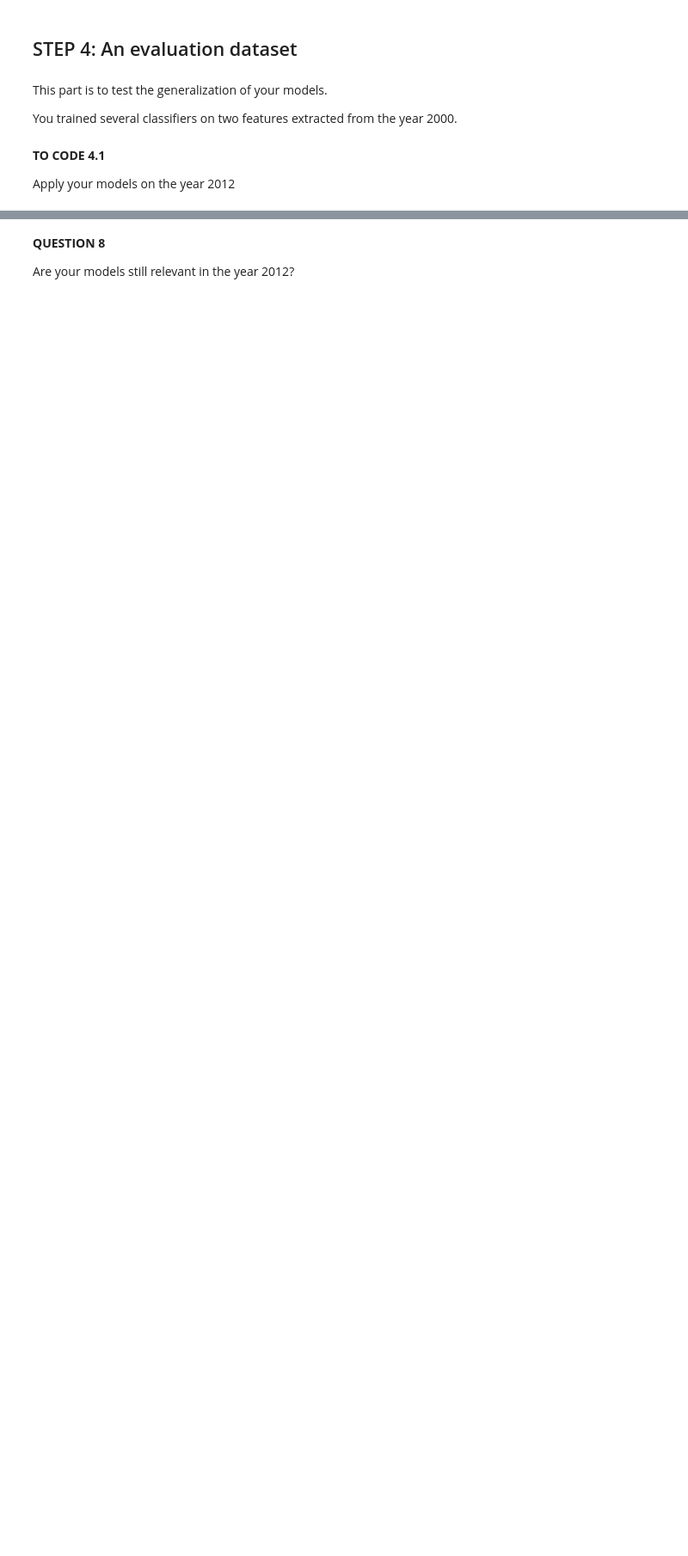
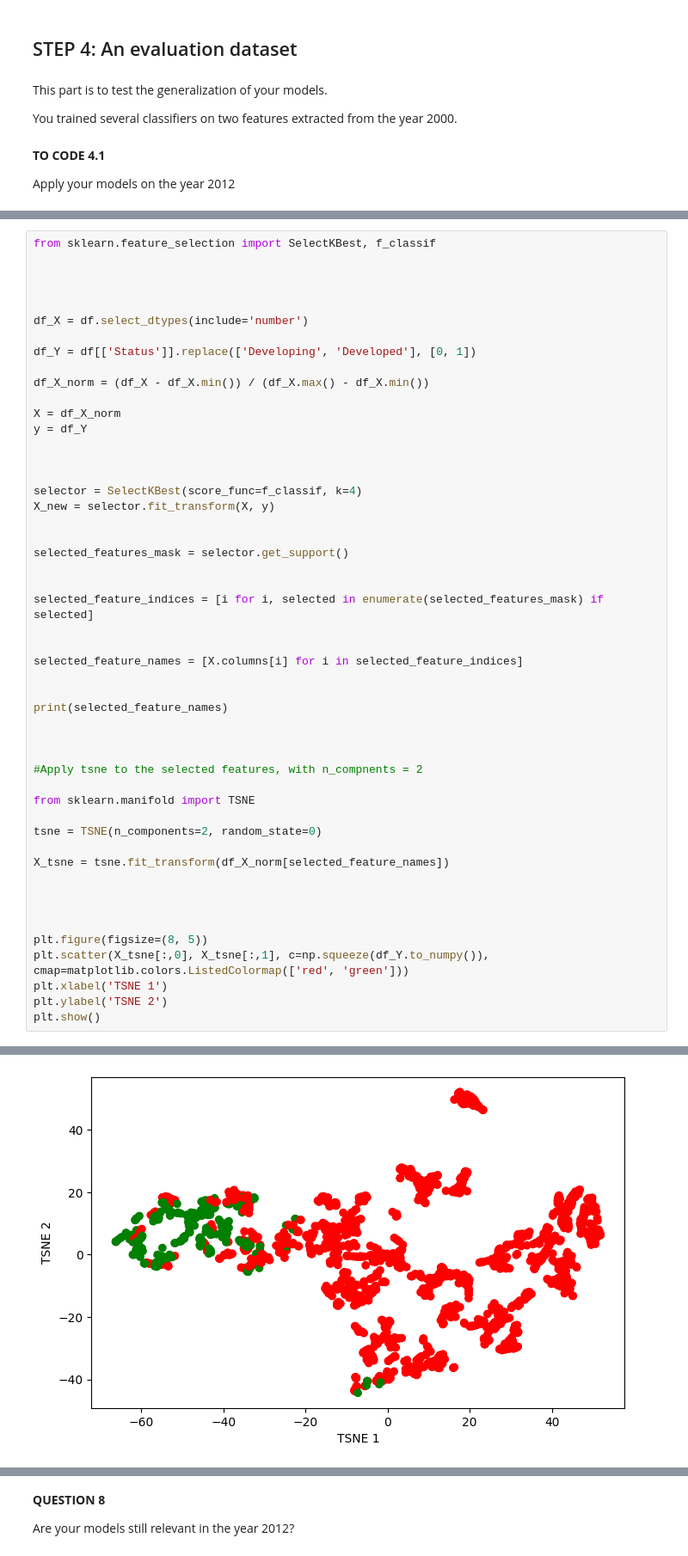
Before and after one commit to MurphLaws/Exp, a Jupyter notebook: Machine Learning/TP2_Classification.ipynb, the cells around one changed output, grey strips where cells are left out. Shown at 86% size. Cells and saved outputs as stored; diff of their text form; blank space fills up the shorter version.

```diff
--- a/Machine Learning/TP2_Classification.ipynb
+++ b/Machine Learning/TP2_Classification.ipynb
@@ -500,0 +530,51 @@ plot_decision_boundary(clf4, np_X_norm, np_Y)
+# %%
+from sklearn.feature_selection import SelectKBest, f_classif
+
+
+
+
+df_X = df.select_dtypes(include='number')
+
+df_Y = df[['Status']].replace(['Developing', 'Developed'], [0, 1])
+
+df_X_norm = (df_X - df_X.min()) / (df_X.max() - df_X.min())
+
+X = df_X_norm
+y = df_Y
+
+
+
+selector = SelectKBest(score_func=f_classif, k=4)
+X_new = selector.fit_transform(X, y)
+
+
+selected_features_mask = selector.get_support()
+
+
+selected_feature_indices = [i for i, selected in enumerate(selected_features_mask) if selected]
+
+
+selected_feature_names = [X.columns[i] for i in selected_feature_indices]
+
+
+print(selected_feature_names)
+
+
+
+#Apply tsne to the selected features, with n_compnents = 2
+
+from sklearn.manifold import TSNE
+
+tsne = TSNE(n_components=2, random_state=0)
+
+X_tsne = tsne.fit_transform(df_X_norm[selected_feature_names])
+
+
+
+
+plt.figure(figsize=(8, 5))
+plt.scatter(X_tsne[:,0], X_tsne[:,1], c=np.squeeze(df_Y.to_numpy()), cmap=matplotlib.colors.ListedColormap(['red', 'green']))
+plt.xlabel('TSNE 1')
+plt.ylabel('TSNE 2')
+plt.show()
+# %% [output]
@@ -500,0 +582 @@ plot_decision_boundary(clf4, np_X_norm, np_Y)
+[figure, added]
```
Also changed, not shown: parts of 20 cells of this notebook, 2 other files.
